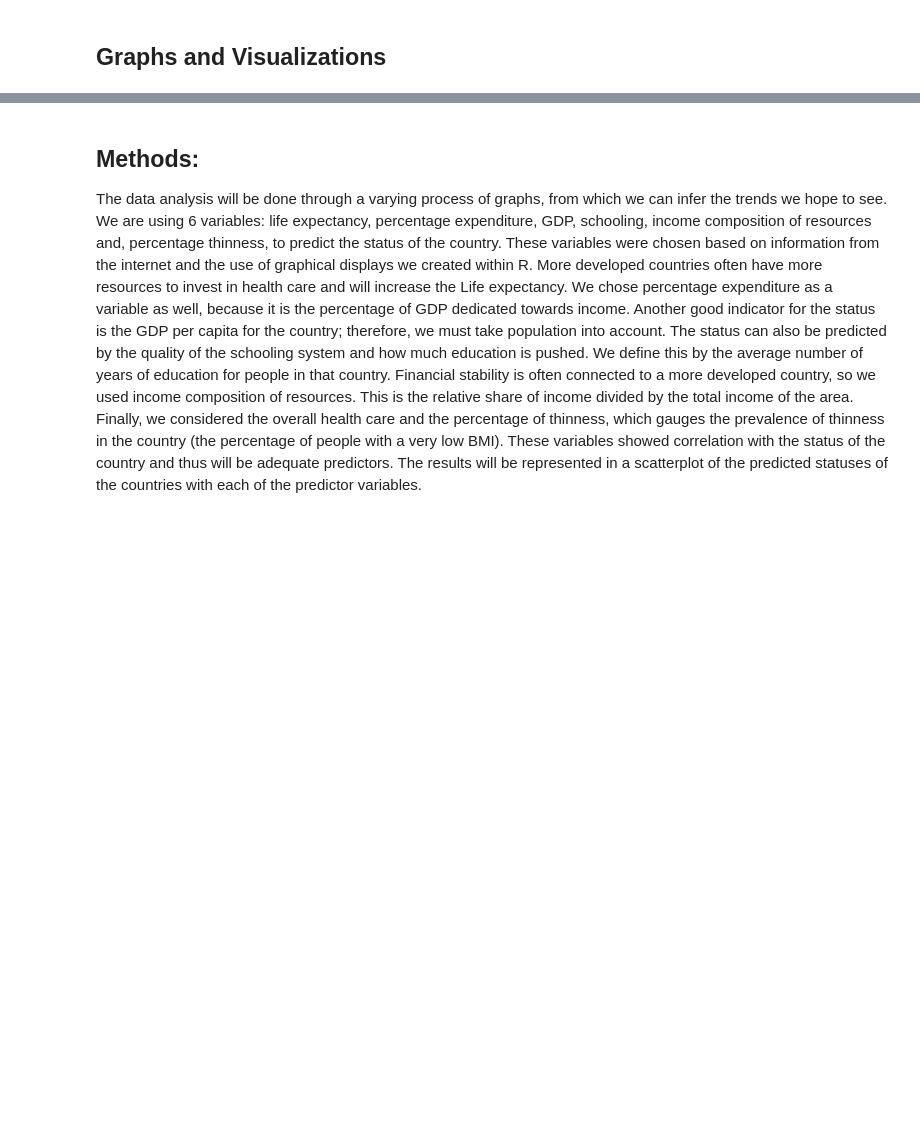
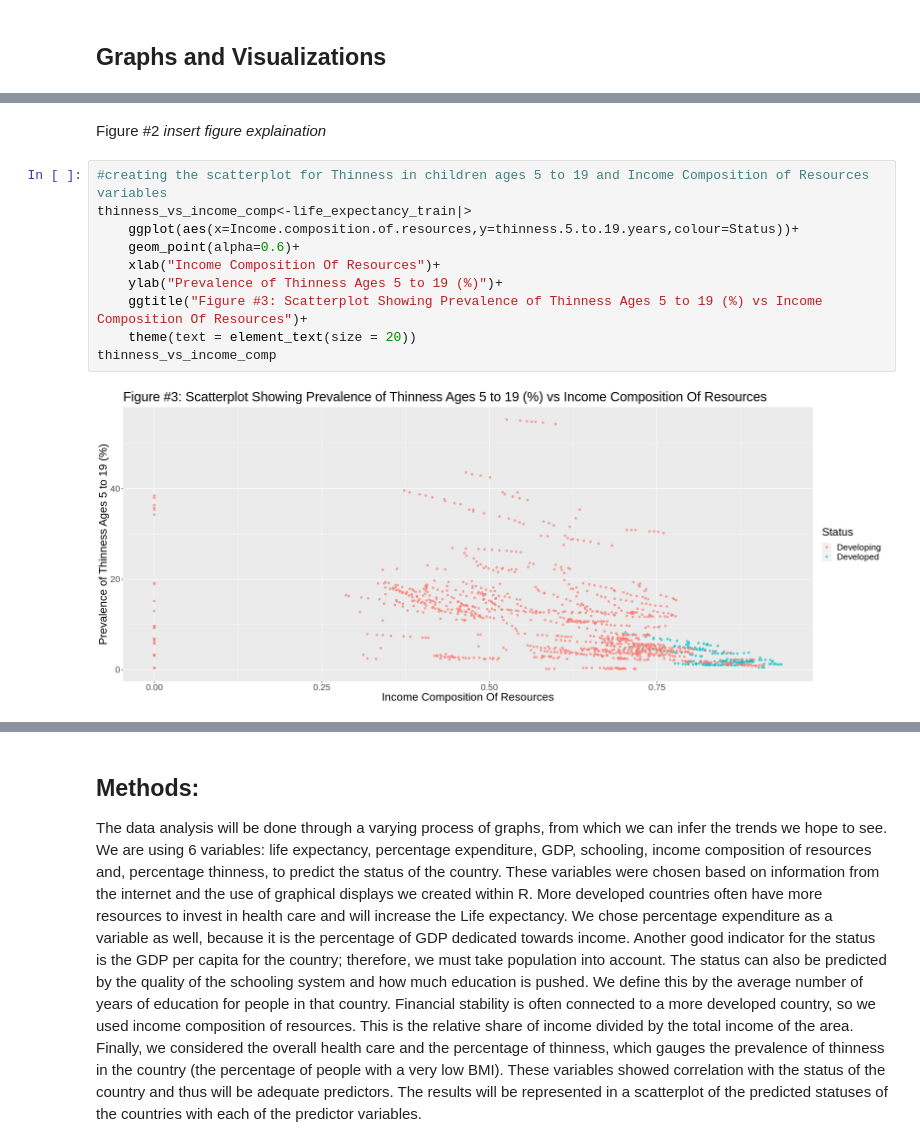
Before and after one commit to Ansh-Sharma2/DataSciProject1, a Jupyter notebook: GroupProjectFinal.ipynb, the cells around one changed output, grey strips where cells are left out. Drawn from its saved outputs; the diff is of its cells as text; blank space fills up the shorter version.

```diff
--- a/GroupProjectFinal.ipynb
+++ b/GroupProjectFinal.ipynb
@@ -173,0 +165,14 @@ GDP_vs_Life
+# %% [markdown]
+Figure #2 *insert figure explaination*
+# %%
+#creating the scatterplot for Thinness in children ages 5 to 19 and Income Composition of Resources variables
+thinness_vs_income_comp<-life_expectancy_train|>
+    ggplot(aes(x=Income.composition.of.resources,y=thinness.5.to.19.years,colour=Status))+
+    geom_point(alpha=0.6)+
+    xlab("Income Composition Of Resources")+
+    ylab("Prevalence of Thinness Ages 5 to 19 (%)")+
+    ggtitle("Figure #3: Scatterplot Showing Prevalence of Thinness Ages 5 to 19 (%) vs Income Composition Of Resources")+
+    theme(text = element_text(size = 20))
+thinness_vs_income_comp
+# %% [output]
+[figure, added]
```
Also changed, not shown: parts of 25 cells of this notebook.
